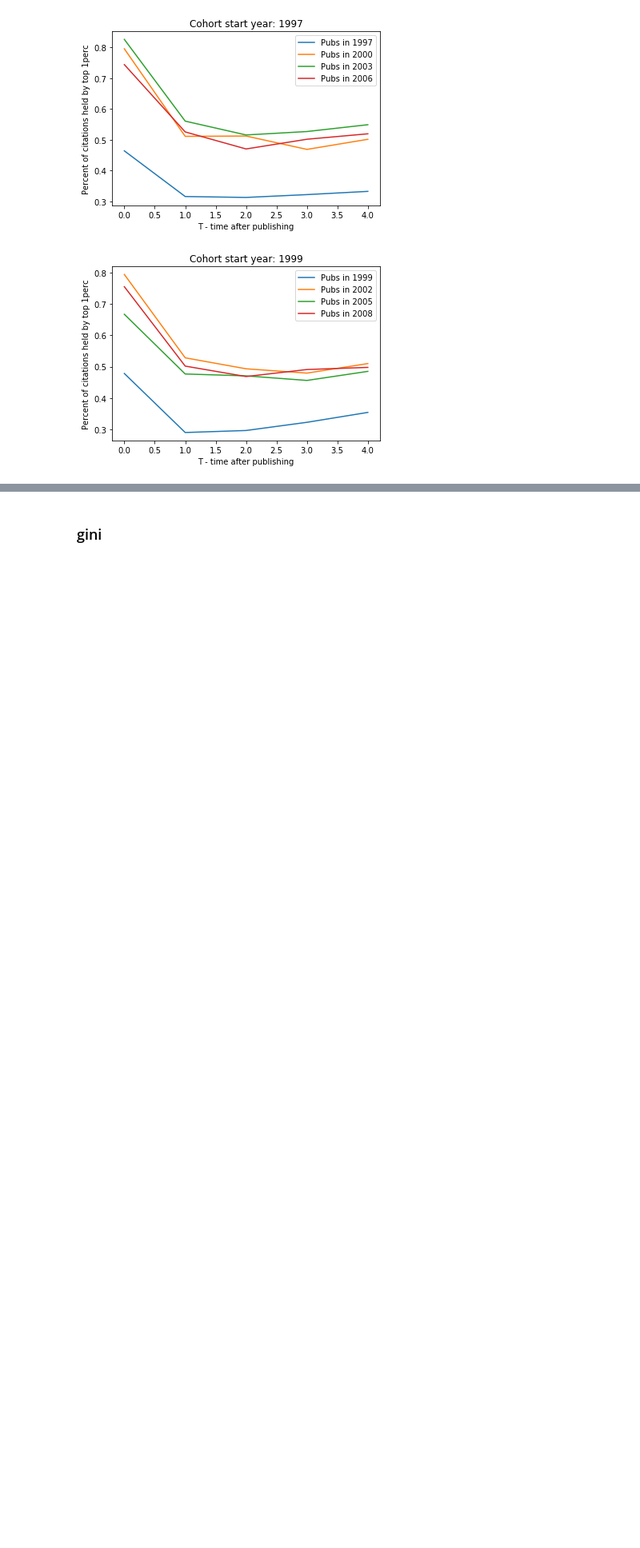
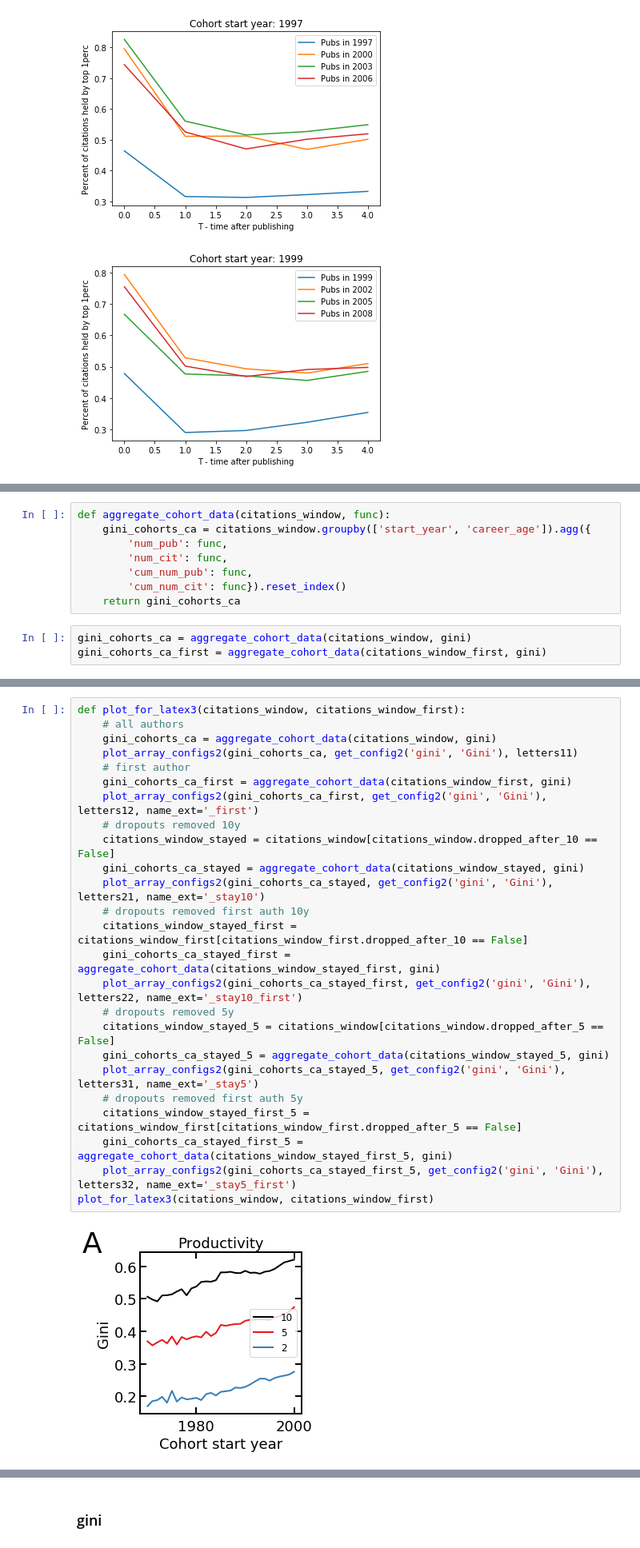
Before and after one commit to gesiscss/inequality, a Jupyter notebook: 7.Citation and Publication analysis.ipynb, the cells around one changed output, grey strips where cells are left out. Shown at 80% size. Cells and saved outputs as stored; diff of their text form; blank space fills up the shorter version.

```diff
--- a/7.Citation and Publication analysis.ipynb
+++ b/7.Citation and Publication analysis.ipynb
@@ -338,0 +281,11 @@ plot_gini_across_cohorts(gini_cohorts_ca, gini_cohorts_ca_first)
+# %%
+def aggregate_cohort_data(citations_window, func):
+    gini_cohorts_ca = citations_window.groupby(['start_year', 'career_age']).agg({
+        'num_pub': func,
+        'num_cit': func,
+        'cum_num_pub': func,
+        'cum_num_cit': func}).reset_index()
+    return gini_cohorts_ca
+# %%
+gini_cohorts_ca = aggregate_cohort_data(citations_window, gini)
+gini_cohorts_ca_first = aggregate_cohort_data(citations_window_first, gini)
@@ -338,0 +323,27 @@ plot_gini_across_cohorts(gini_cohorts_ca, gini_cohorts_ca_first)
+# %%
+def plot_for_latex3(citations_window, citations_window_first):
+    # all authors
+    gini_cohorts_ca = aggregate_cohort_data(citations_window, gini)
+    plot_array_configs2(gini_cohorts_ca, get_config2('gini', 'Gini'), letters11)
+    # first author
+    gini_cohorts_ca_first = aggregate_cohort_data(citations_window_first, gini)
+    plot_array_configs2(gini_cohorts_ca_first, get_config2('gini', 'Gini'), letters12, name_ext='_first')
+    # dropouts removed 10y
+    citations_window_stayed = citations_window[citations_window.dropped_after_10 == False]
+    gini_cohorts_ca_stayed = aggregate_cohort_data(citations_window_stayed, gini)
+    plot_array_configs2(gini_cohorts_ca_stayed, get_config2('gini', 'Gini'), letters21, name_ext='_stay10')
+    # dropouts removed first auth 10y
+    citations_window_stayed_first = citations_window_first[citations_window_first.dropped_after_10 == False]
+    gini_cohorts_ca_stayed_first = aggregate_cohort_data(citations_window_stayed_first, gini)
+    plot_array_configs2(gini_cohorts_ca_stayed_first, get_config2('gini', 'Gini'), letters22, name_ext='_stay10_first')
+    # dropouts removed 5y
+    citations_window_stayed_5 = citations_window[citations_window.dropped_after_5 == False]
+    gini_cohorts_ca_stayed_5 = aggregate_cohort_data(citations_window_stayed_5, gini)
+    plot_array_configs2(gini_cohorts_ca_stayed_5, get_config2('gini', 'Gini'), letters31, name_ext='_stay5')
+    # dropouts removed first auth 5y
+    citations_window_stayed_first_5 = citations_window_first[citations_window_first.dropped_after_5 == False]
+    gini_cohorts_ca_stayed_first_5 = aggregate_cohort_data(citations_window_stayed_first_5, gini)
+    plot_array_configs2(gini_cohorts_ca_stayed_first_5, get_config2('gini', 'Gini'), letters32, name_ext='_stay5_first')
+plot_for_latex3(citations_window, citations_window_first)
+# %% [output]
+[figure, added]
```
Also changed, not shown: parts of 9 cells of this notebook, 10 other files.
